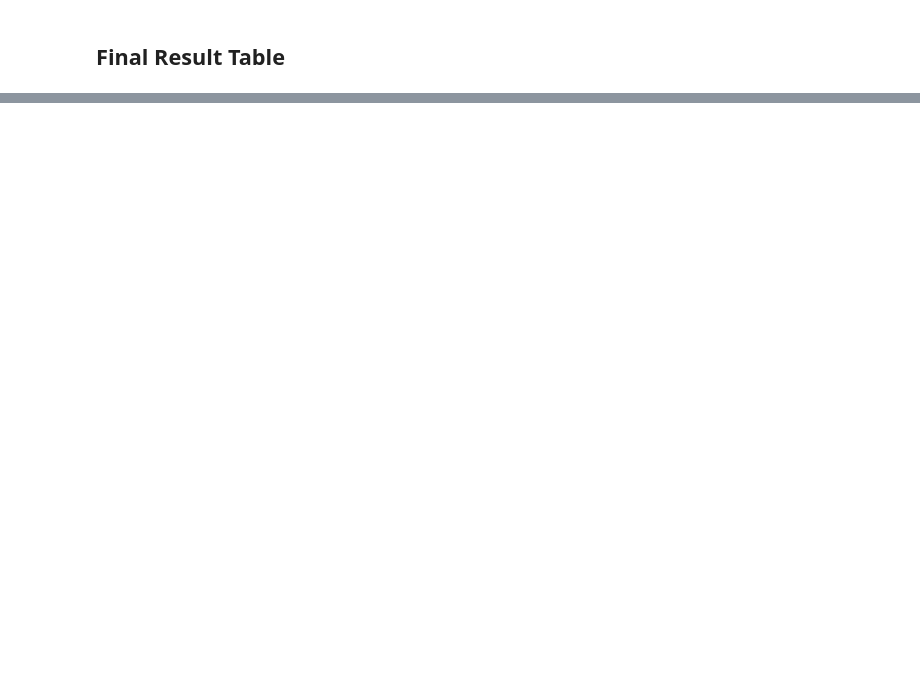
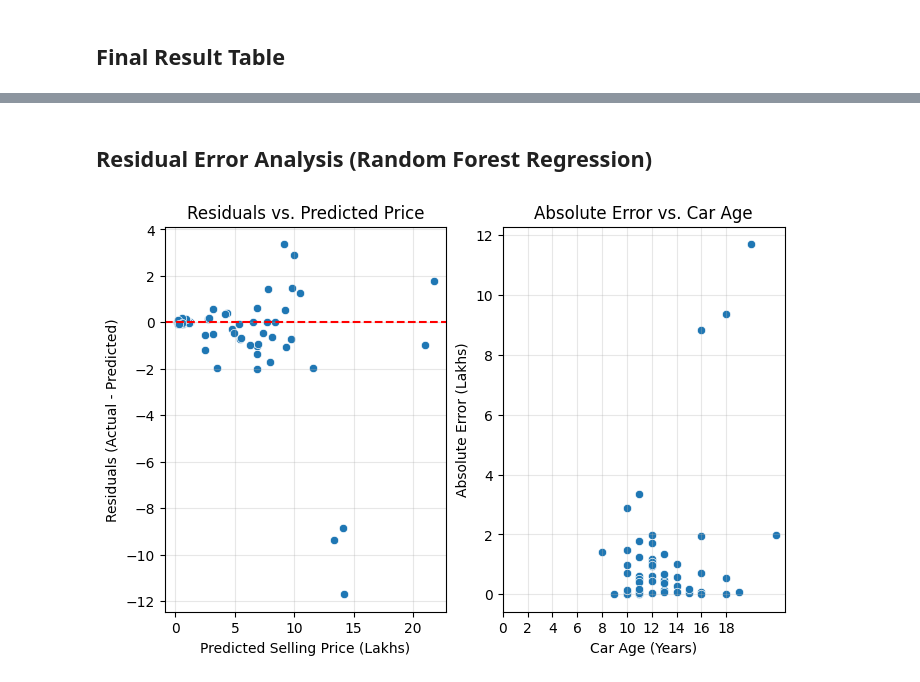
Before and after one commit to TeachFeastKunal/ML-Learning-2026, a Jupyter notebook: car_price_prediction-ml/car_price_predictor.ipynb, the cells around one changed output, grey strips where cells are left out. Cells and saved outputs as stored; diff of their text form; code cells hidden in the pictures; blank space fills up the shorter version.

Commit message:
Added Residual / Error analysis

```diff
--- a/car_price_prediction-ml/car_price_predictor.ipynb
+++ b/car_price_prediction-ml/car_price_predictor.ipynb
@@ -357,3 +358,34 @@ print(HyperTuned_result_df)
+# %% [markdown]
+## Residual Error Analysis (**Random Forest Regression**)
+# %%
+residual = y_test - rf_pred
+error_df = pd.DataFrame({
+    'Actual Price' : y_test ,
+    'Predicted Price' : rf_pred ,
+    'Residual' : residual ,
+    'Car Age' : x_test['Car_Age']
+})
+
+fig , axs = plt.subplots(1 ,2 , figsize = (8 ,5))
+
+sns.scatterplot(ax = axs[0] , data = error_df , x = 'Predicted Price' , y = 'Residual')
+axs[0].axhline(y=0 , color = 'red' , ls = '--')
+axs[0].set_title('Residuals vs. Predicted Price')
+axs[0].set_xlabel('Predicted Selling Price (Lakhs)')
+axs[0].set_ylabel('Residuals (Actual - Predicted)')
+axs[0].grid(True , alpha = 0.3)
+
+error_df['absolute_error'] = error_df['Residual'].abs()
+
+sns.scatterplot(ax = axs[1] , data = error_df , x = 'Car Age' , y = 'absolute_error')
+axs[1].set_title('Absolute Error vs. Car Age')
+axs[1].set_xlabel('Car Age (Years)')
+axs[1].set_ylabel('Absolute Error (Lakhs)')
+axs[1].set_xticks(range(0,20 , 2))
+axs[1].grid(True , alpha = 0.3)
+plt.show()
+# %% [output]
+[figure, added]
 # %% [markdown]
 
 
```
Also changed, not shown: parts of 15 cells of this notebook.
